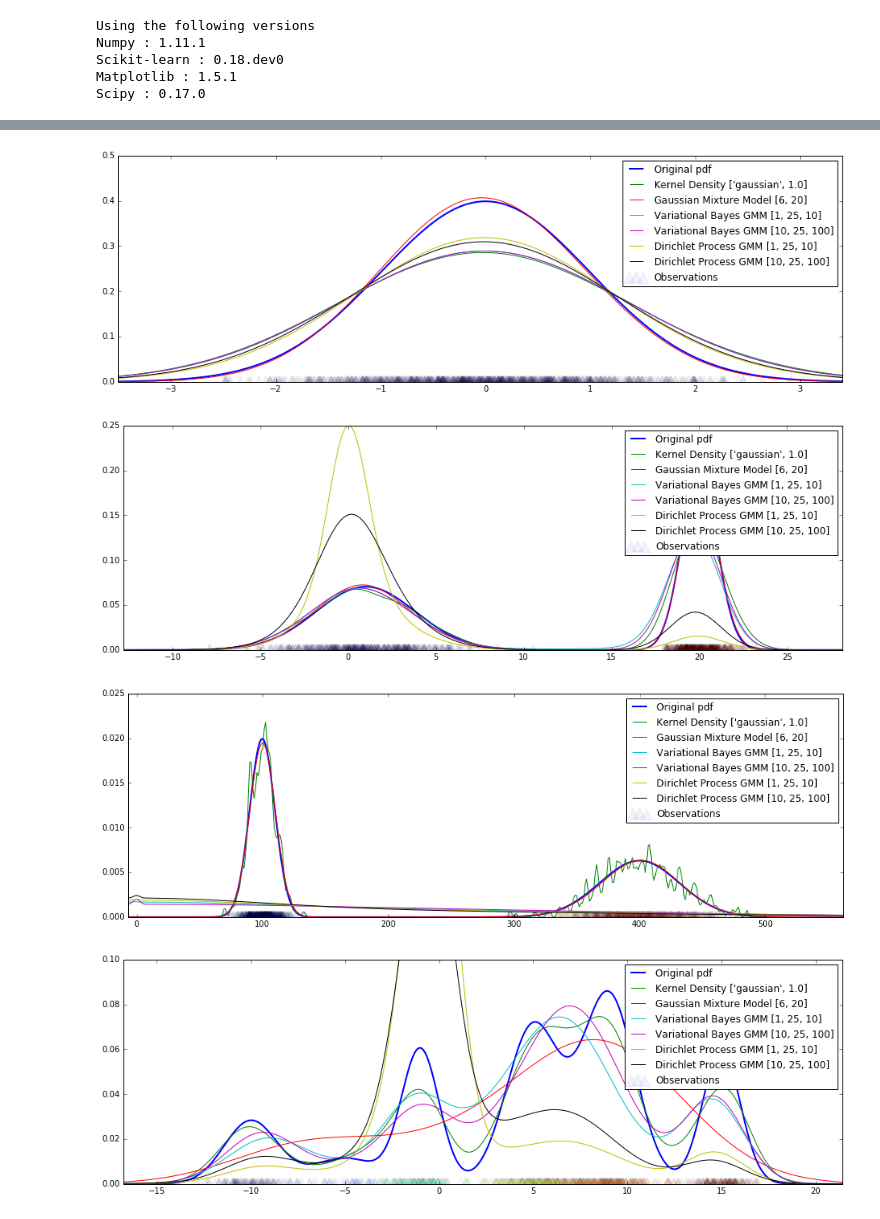
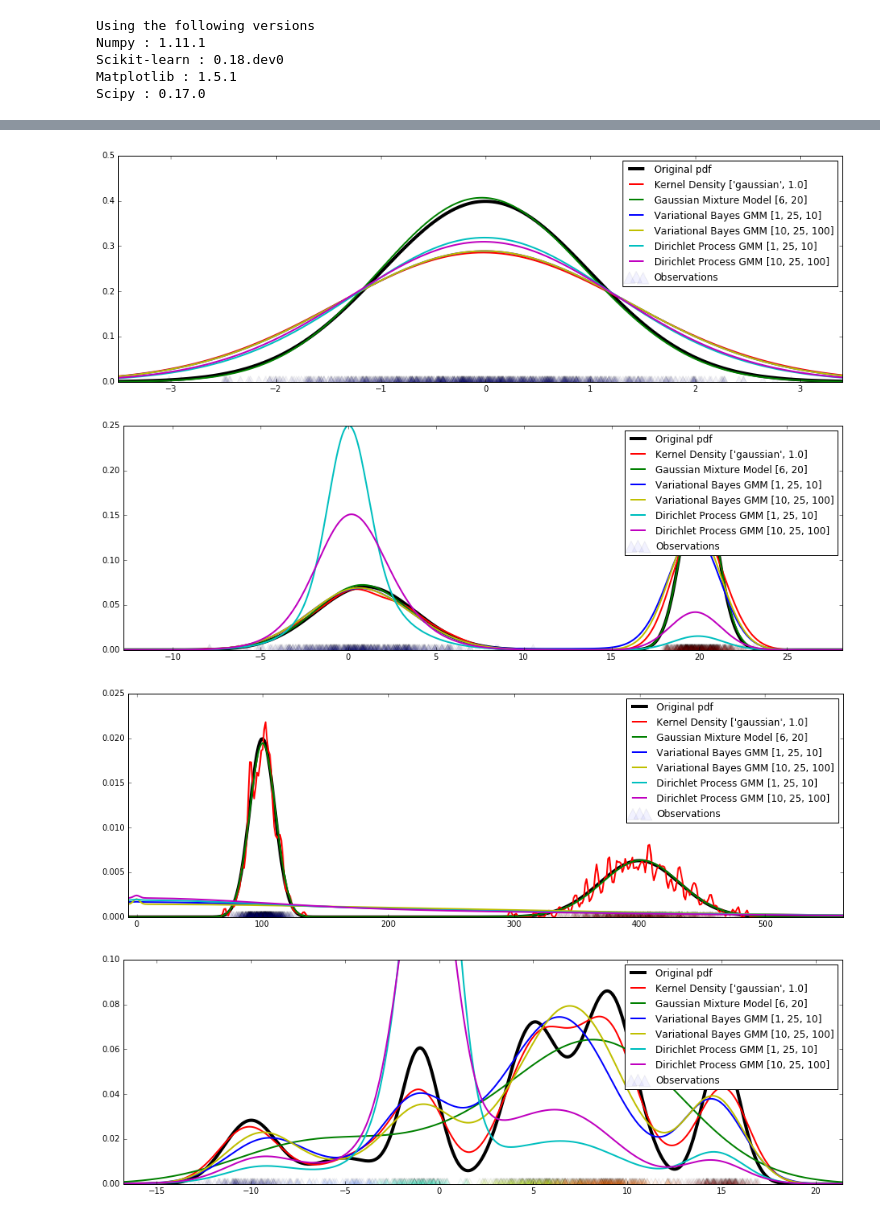
Before and after one commit to perellonieto/deep_calibration, a Jupyter notebook: jupyter/Density_estimation_GMM.ipynb, the cells around one changed output, grey strips where cells are left out. Saved outputs shown, nothing was run; the diff lists cells and outputs as text; code cells hidden in the pictures.

Commit message:
Changed plot colors for better visualization

```diff
--- a/jupyter/Density_estimation_GMM.ipynb
+++ b/jupyter/Density_estimation_GMM.ipynb
@@ -9,6 +9,7 @@ import numpy as np
 
 import matplotlib
 import matplotlib.pyplot as plt
+from cycler import cycler
 
 import sklearn
 from sklearn.neighbors import KernelDensity
@@ -23,6 +24,8 @@ import warnings
 warnings.filterwarnings("ignore")
 
 plt.rcParams['figure.figsize'] = (10,4)
+plt.rc('axes', prop_cycle=(cycler('color', ['k', 'r', 'g', 'b', 'y', 'c', 'm'])))
+
 colors = ['blue', 'red']
 np.random.seed(42)
 
@@ -294,7 +307,7 @@ for z in Z:
     # A grid for the following density estimations
     x_grid = np.linspace(X.min()-X.std()*0.5, X.max()+X.std()*0.5, 500).reshape(-1,1)
 
-    ax.plot(x_grid, original_gmm.pdf(x_grid), lw=2, label='Original pdf')
+    ax.plot(x_grid, original_gmm.pdf(x_grid), lw=4, label='Original pdf')
     ax.scatter(X, np.zeros_like(X), marker='^', c=Y, s=200, label='Observations', alpha=0.05)
     ax.set_ylim(0)
     ax.set_xlim([x_grid.min(), x_grid.max()])
@@ -314,7 +327,7 @@ for z in Z:
         else:
             q_x = np.exp(d_estimator.score(x_grid))
 
-        ax.plot(x_grid, q_x, label="{} {}".format(name, args.values()))
+        ax.plot(x_grid, q_x, lw=2, label="{} {}".format(name, args.values()))
 
     ax.legend(loc='upper right')
 # %% [output]
@@ -322,4 +335,4 @@ for z in Z:
-[figure, old version]
+[figure, new version]
-[figure, old version]
+[figure, new version]
-[figure, old version]
+[figure, new version]
-[figure, old version]
+[figure, new version]
```
Also changed, not shown: parts of 5 cells of this notebook.
